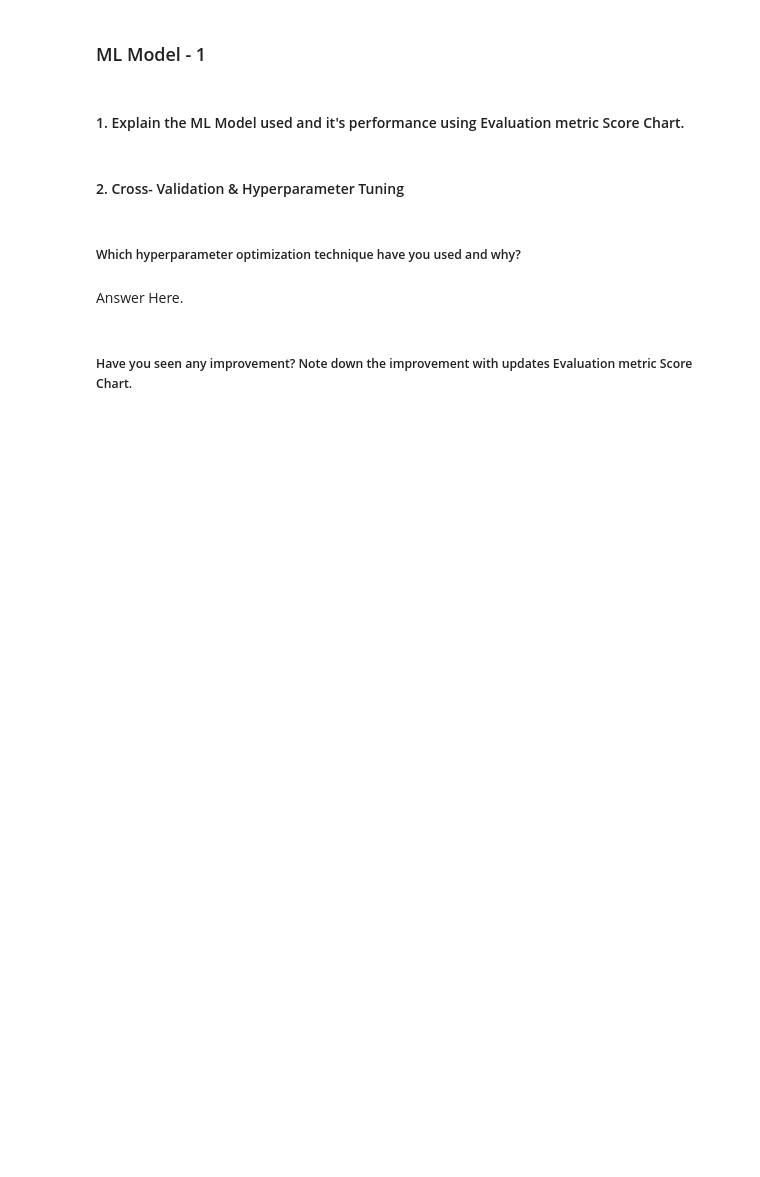
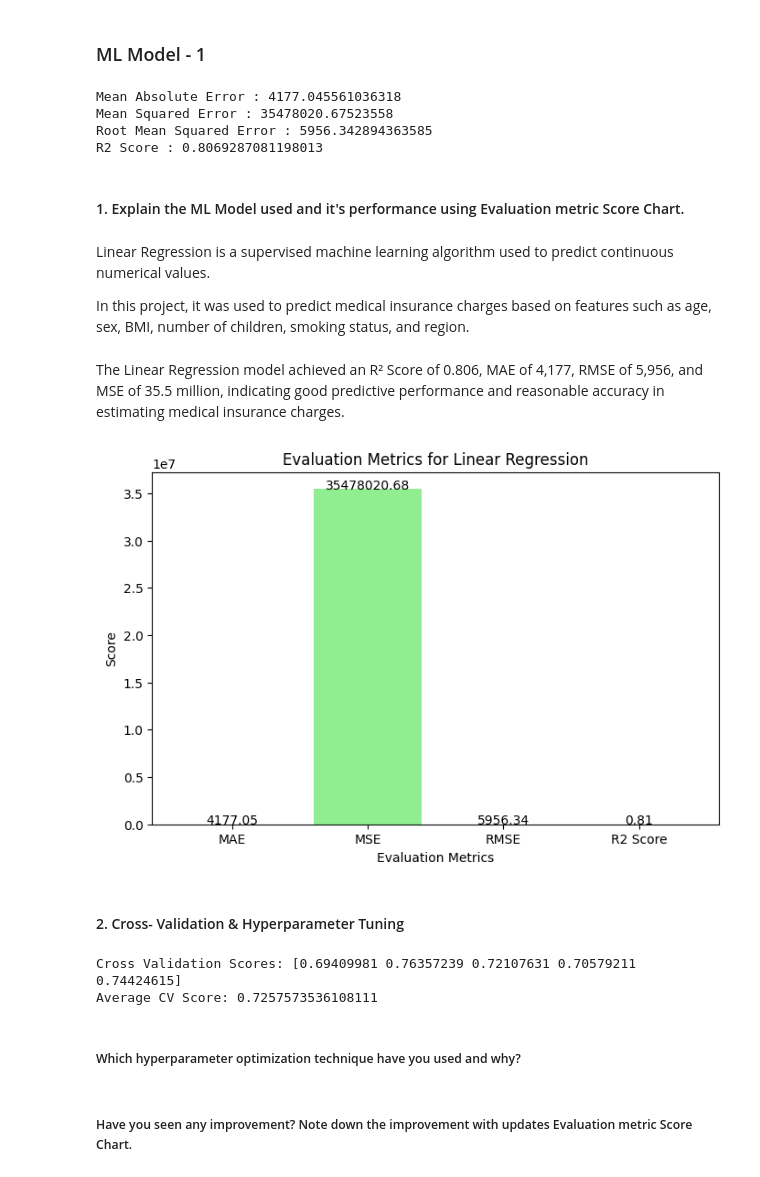
Before and after one commit to Pranav-Codes-Git/Insurance-Company-cost-regression-, a Jupyter notebook: Another_copy_of_Sample_ML_Submission_Template.ipynb, the cells around one changed output. Saved outputs shown, nothing was run; the diff lists cells and outputs as text; code cells hidden in the pictures; blank space fills up the shorter version.

```diff
--- a/Another_copy_of_Sample_ML_Submission_Template.ipynb
+++ b/Another_copy_of_Sample_ML_Submission_Template.ipynb
@@ -871,5 +914,12 @@ Answer Here.
 Answer Here.
 # %% [markdown]
 ### 8. Data Splitting
+# %%
+model_df.drop('BMI Category', axis=1, inplace=True)
 # %%
 # Split your data to train and test. Choose Splitting ratio wisely.
+# Independent variables (Features)
+X = model_df.drop('charges', axis=1)
+
+# Dependent variable (Target)
+y = model_df['charges']
@@ -890,2 +957,27 @@ Answer Here.
+# %%
+# ML Model - 1 Implementation
+
+from sklearn.linear_model import LinearRegression
+from sklearn.metrics import mean_absolute_error, mean_squared_error, r2_score
+import numpy as np
+lr_model = LinearRegression()
+lr_model.fit(X_train, y_train)   # Training the Model
+#Predicting on test data
+y_pred = lr_model.predict(X_test)
+
+mae = mean_absolute_error(y_test, y_pred)
+mse = mean_squared_error(y_test, y_pred)
+rmse = np.sqrt(mse)
+r2 = r2_score(y_test, y_pred)
+
+print("Mean Absolute Error :", mae)
+print("Mean Squared Error :", mse)
+print("Root Mean Squared Error :", rmse)
+print("R2 Score :", r2)
+# %% [output]
+Mean Absolute Error : 4177.045561036318
+Mean Squared Error : 35478020.67523558
+Root Mean Squared Error : 5956.342894363585
+R2 Score : 0.8069287081198013
 # %% [markdown]
 #### 1. Explain the ML Model used and it's performance using Evaluation metric Score Chart.
@@ -894,15 +984,48 @@ Answer Here.
+# %% [markdown]
+Linear Regression is a supervised machine learning algorithm used to predict continuous numerical values.
+
+ In this project, it was used to predict medical insurance charges based on features such as age, sex, BMI, number of children, smoking status, and region.
+# %% [markdown]
+The Linear Regression model achieved an R² Score of 0.806, MAE of 4,177, RMSE of 5,956, and MSE of 35.5 million, indicating good predictive performance and reasonable accuracy in estimating medical insurance charges.
+# %%
+metrics = ['MAE', 'MSE', 'RMSE', 'R2 Score']
+values = [mae, mse, rmse, r2]
+
+plt.figure(figsize=(8,5))
+
+plt.bar(metrics, values, color=['skyblue','lightgreen','salmon','gold'])
+
+plt.title('Evaluation Metrics for Linear Regression')
+plt.xlabel('Evaluation Metrics')
+plt.ylabel('Score')
+
+for i, v in enumerate(values):
+    plt.text(i, v, f'{v:.2f}', ha='center')
+
+plt.show()
+# %% [output]
+[figure, added]
 # %% [markdown]
 #### 2. Cross- Validation & Hyperparameter Tuning
 # %%
 # ML Model - 1 Implementation with hyperparameter optimization techniques (i.e., GridSearch CV, RandomSearch CV, Bayesian Optimization etc.)
+from sklearn.model_selection import cross_val_score
 
-# Fit the Algorithm
+cv_scores = cross_val_score(
+    lr_model,
+    X_train,
+    y_train,
+    cv=5,
+    scoring='r2'
+)
 
-# Predict on the model
+print("Cross Validation Scores:", cv_scores)
+print("Average CV Score:", cv_scores.mean())
+# %% [output]
+Cross Validation Scores: [0.69409981 0.76357239 0.72107631 0.70579211 0.74424615]
+Average CV Score: 0.7257573536108111
 # %% [markdown]
 ##### Which hyperparameter optimization technique have you used and why?
-# %% [markdown]
-Answer Here.
 # %% [markdown]
 ##### Have you seen any improvement? Note down the improvement with updates Evaluation metric Score Chart.
 # %% [markdown]
```
Also changed, not shown: parts of 57 cells of this notebook.
